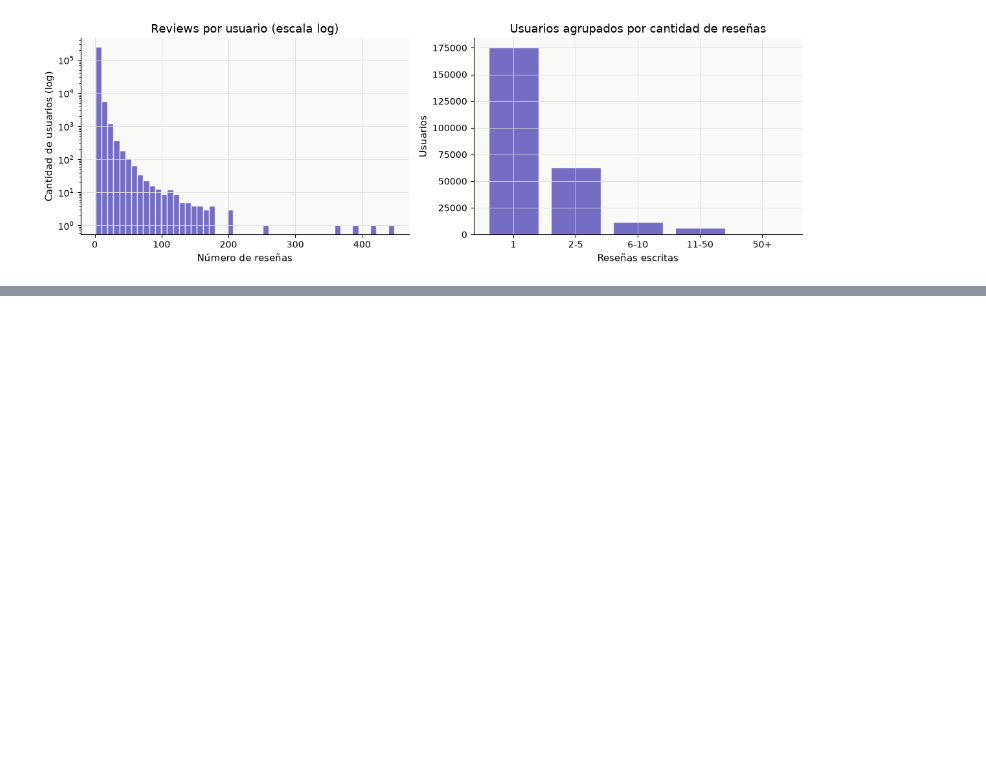
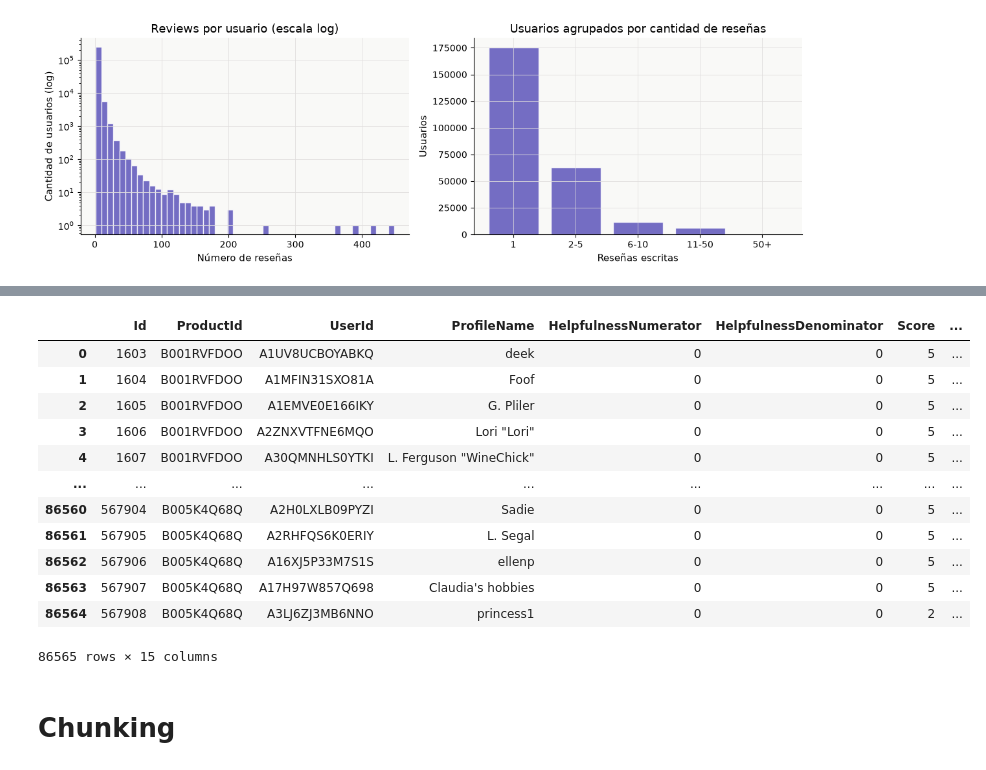
Before and after one commit to renatacatelli25/Ciencia-de-Datos, a Jupyter notebook: Proyecto.ipynb, the cells around one changed output, grey strips where cells are left out. Saved outputs shown, nothing was run; the diff lists cells and outputs as text; code cells hidden in the pictures; blank space fills up the shorter version.

```diff
--- a/EDA.ipynb
+++ b/Proyecto.ipynb
@@ -214,0 +504,24 @@ sns.histplot(df["helpfulness_ratio"])
+# %%
+# Crear un lookup de nombres inferidos por ProductId y unirlo al dataframe principal
+if "product_name_inferred" not in df.columns:
+    product_ids = df["ProductId"].dropna().unique()
+    product_name_map = {
+        pid: infer_product_name(pid, df, max_reviews=10)
+        for pid in product_ids
+    }
+    df["product_name_inferred"] = df["ProductId"].map(product_name_map)
+
+name_lookup = (
+    df[["ProductId", "product_name_inferred"]]
+    .drop_duplicates()
+    .reset_index(drop=True)
+)
+
+if "product_name_inferred" in df.columns:
+    df = df.drop(columns=["product_name_inferred"])
+
+# Merge al dataframe principal
+
+df = df.merge(name_lookup, on="ProductId", how="left")
+
+print(df[["ProductId", "product_name_inferred"]].drop_duplicates().head(10))
@@ -214,0 +540,18 @@ sns.histplot(df["helpfulness_ratio"])
+# %%
+df
+# %% [output]
+|  | Id | ProductId | UserId | ProfileName | HelpfulnessNumerator | HelpfulnessDenominator | Score | ... |
+| 0 | 1603 | B001RVFDOO | A1UV8UCBOYABKQ | deek | 0 | 0 | 5 | ... |
+| 1 | 1604 | B001RVFDOO | A1MFIN31SXO81A | Foof | 0 | 0 | 5 | ... |
+| 2 | 1605 | B001RVFDOO | A1EMVE0E166IKY | G. Pliler | 0 | 0 | 5 | ... |
+| 3 | 1606 | B001RVFDOO | A2ZNXVTFNE6MQO | Lori "Lori" | 0 | 0 | 5 | ... |
+| 4 | 1607 | B001RVFDOO | A30QMNHLS0YTKI | L. Ferguson "WineChick" | 0 | 0 | 5 | ... |
+| ... | ... | ... | ... | ... | ... | ... | ... | ... |
+| 86560 | 567904 | B005K4Q68Q | A2H0LXLB09PYZI | Sadie | 0 | 0 | 5 | ... |
+| 86561 | 567905 | B005K4Q68Q | A2RHFQS6K0ERIY | L. Segal | 0 | 0 | 5 | ... |
+| 86562 | 567906 | B005K4Q68Q | A16XJ5P33M7S1S | ellenp | 0 | 0 | 5 | ... |
+| 86563 | 567907 | B005K4Q68Q | A17H97W857Q698 | Claudia's hobbies | 0 | 0 | 5 | ... |
+| 86564 | 567908 | B005K4Q68Q | A3LJ6ZJ3MB6NNO | princess1 | 0 | 0 | 2 | ... |
+86565 rows × 15 columns
+# %% [markdown]
+# Chunking
```
Also changed, not shown: parts of 82 cells of this notebook, 26 other files.
